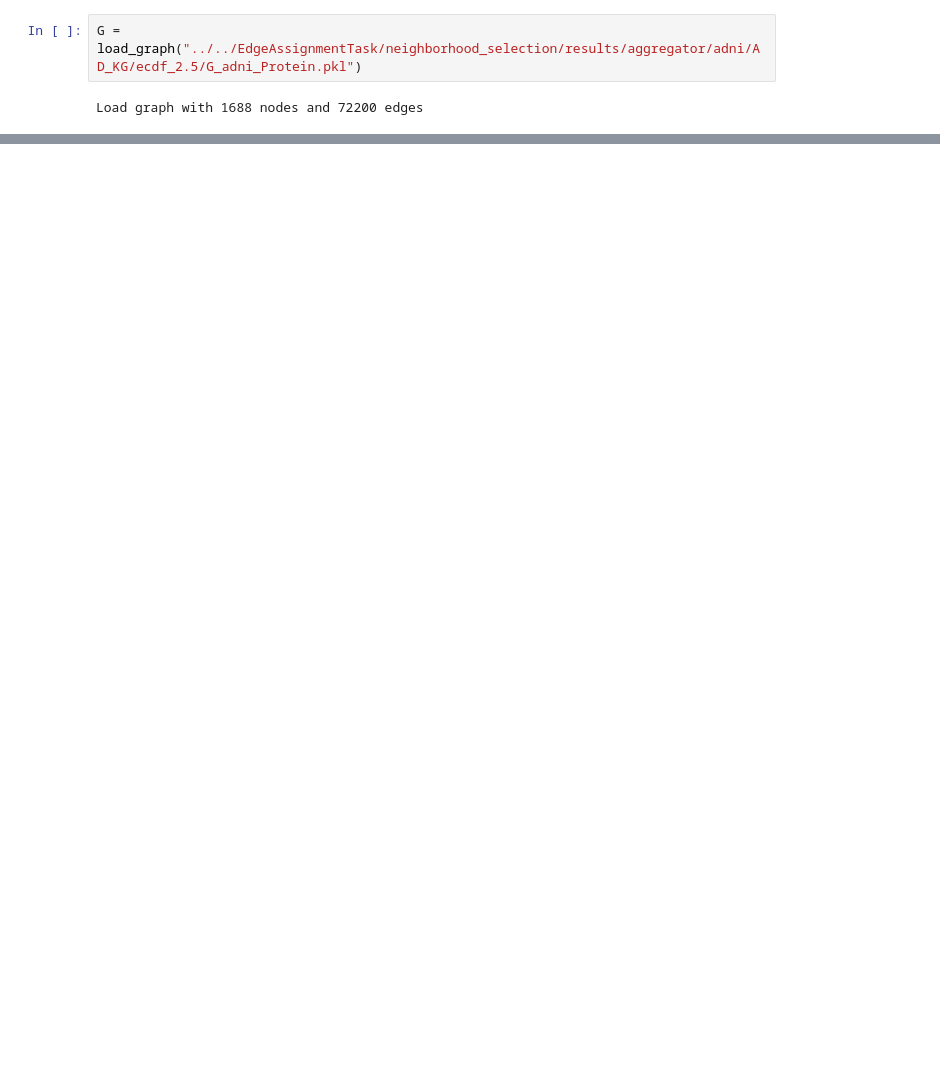
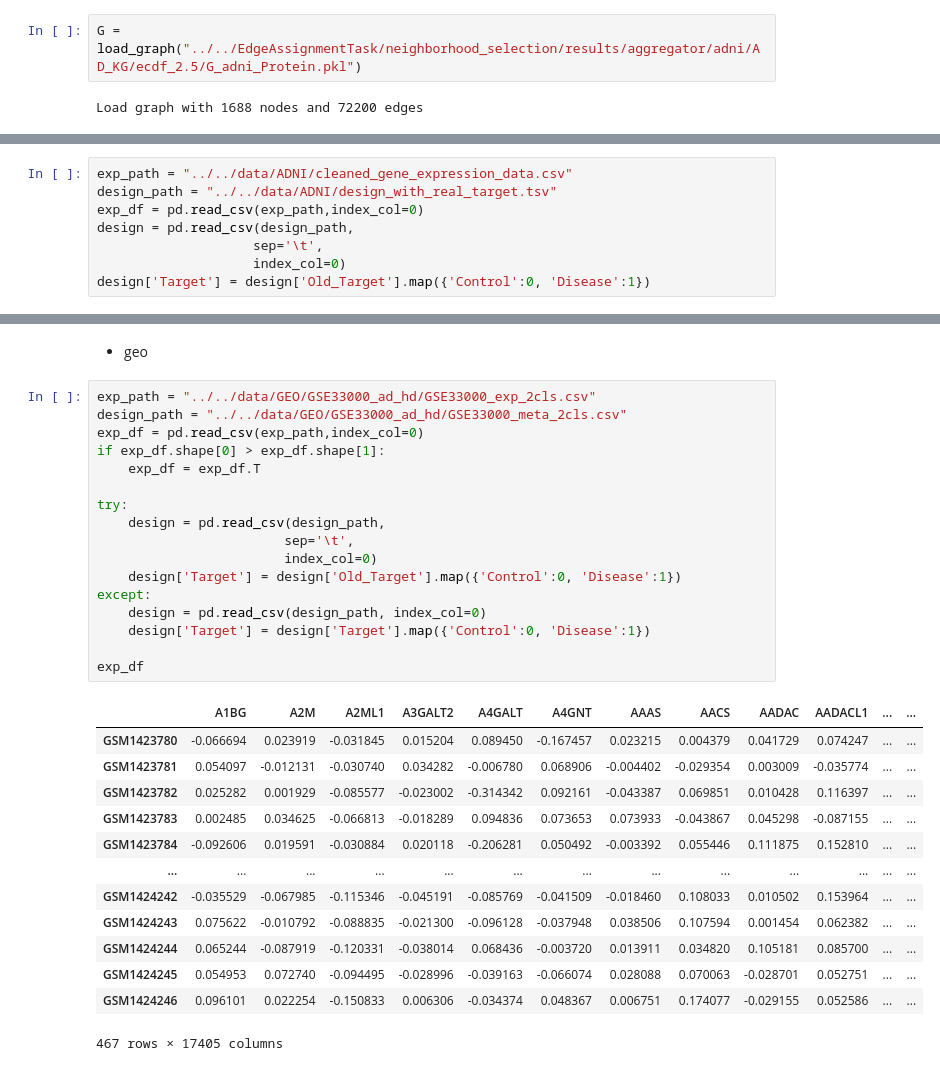
Before and after one commit to Xiaoxuan-Yu-ty/HybridKG, a Jupyter notebook: EdgeAssignmentTask/neighborhood_selection/test.ipynb, the cells around one changed output, grey strips where cells are left out. Cells and saved outputs as stored; diff of their text form; blank space fills up the shorter version.

```diff
--- a/EdgeAssignmentTask/neighborhood_selection/test.ipynb
+++ b/EdgeAssignmentTask/neighborhood_selection/test.ipynb
@@ -609,0 +653,8 @@ def paprnetwork_to_hetero_data(G: nx.MultiDiGraph, topo_features=None):
+# %%
+exp_path = "../../data/ADNI/cleaned_gene_expression_data.csv"
+design_path = "../../data/ADNI/design_with_real_target.tsv"
+exp_df = pd.read_csv(exp_path,index_col=0)
+design = pd.read_csv(design_path,
+                    sep='\t',
+                    index_col=0)
+design['Target'] = design['Old_Target'].map({'Control':0, 'Disease':1})
@@ -609,0 +695,33 @@ def paprnetwork_to_hetero_data(G: nx.MultiDiGraph, topo_features=None):
+# %% [markdown]
++ geo
+# %%
+exp_path = "../../data/GEO/GSE33000_ad_hd/GSE33000_exp_2cls.csv"
+design_path = "../../data/GEO/GSE33000_ad_hd/GSE33000_meta_2cls.csv"
+exp_df = pd.read_csv(exp_path,index_col=0)
+if exp_df.shape[0] > exp_df.shape[1]:
+    exp_df = exp_df.T
+
+try:
+    design = pd.read_csv(design_path,
+                        sep='\t',
+                        index_col=0)
+    design['Target'] = design['Old_Target'].map({'Control':0, 'Disease':1})
+except:
+    design = pd.read_csv(design_path, index_col=0)
+    design['Target'] = design['Target'].map({'Control':0, 'Disease':1})
+
+exp_df
+# %% [output]
+|  | A1BG | A2M | A2ML1 | A3GALT2 | A4GALT | A4GNT | AAAS | AACS | AADAC | AADACL1 | ... | ... |
+| GSM1423780 | -0.066694 | 0.023919 | -0.031845 | 0.015204 | 0.089450 | -0.167457 | 0.023215 | 0.004379 | 0.041729 | 0.074247 | ... | ... |
+| GSM1423781 | 0.054097 | -0.012131 | -0.030740 | 0.034282 | -0.006780 | 0.068906 | -0.004402 | -0.029354 | 0.003009 | -0.035774 | ... | ... |
+| GSM1423782 | 0.025282 | 0.001929 | -0.085577 | -0.023002 | -0.314342 | 0.092161 | -0.043387 | 0.069851 | 0.010428 | 0.116397 | ... | ... |
+| GSM1423783 | 0.002485 | 0.034625 | -0.066813 | -0.018289 | 0.094836 | 0.073653 | 0.073933 | -0.043867 | 0.045298 | -0.087155 | ... | ... |
+| GSM1423784 | -0.092606 | 0.019591 | -0.030884 | 0.020118 | -0.206281 | 0.050492 | -0.003392 | 0.055446 | 0.111875 | 0.152810 | ... | ... |
+| ... | ... | ... | ... | ... | ... | ... | ... | ... | ... | ... | ... | ... |
+| GSM1424242 | -0.035529 | -0.067985 | -0.115346 | -0.045191 | -0.085769 | -0.041509 | -0.018460 | 0.108033 | 0.010502 | 0.153964 | ... | ... |
+| GSM1424243 | 0.075622 | -0.010792 | -0.088835 | -0.021300 | -0.096128 | -0.037948 | 0.038506 | 0.107594 | 0.001454 | 0.062382 | ... | ... |
+| GSM1424244 | 0.065244 | -0.087919 | -0.120331 | -0.038014 | 0.068436 | -0.003720 | 0.013911 | 0.034820 | 0.105181 | 0.085700 | ... | ... |
+| GSM1424245 | 0.054953 | 0.072740 | -0.094495 | -0.028996 | -0.039163 | -0.066074 | 0.028088 | 0.070063 | -0.028701 | 0.052751 | ... | ... |
+| GSM1424246 | 0.096101 | 0.022254 | -0.150833 | 0.006306 | -0.034374 | 0.048367 | 0.006751 | 0.174077 | -0.029155 | 0.052586 | ... | ... |
+467 rows × 17405 columns
```
Also changed, not shown: parts of 24 cells of this notebook, 14 other files.
